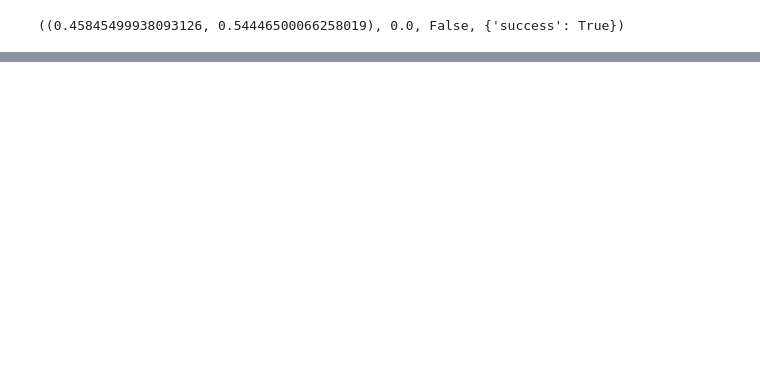
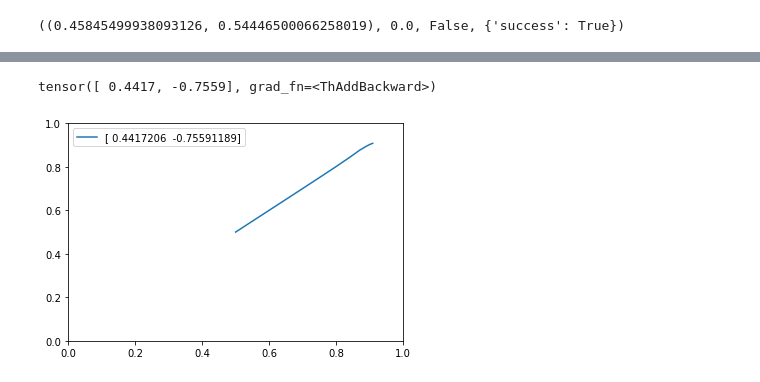
Before and after one commit to vincentlui/unsupervised-goal-conditioned-rl, a Jupyter notebook: Untitled.ipynb, the cells around one changed output, grey strips where cells are left out. Cells and saved outputs as stored; diff of their text form; code cells hidden in the pictures; blank space fills up the shorter version.

Commit message:
random start state

```diff
--- a/Untitled.ipynb
+++ b/Untitled.ipynb
@@ -41,0 +47,2 @@ plt.show()
+# %%
+df = data['trainer/df']
@@ -41,0 +85,24 @@ plt.show()
+# %%
+policy.stochastic_policy.skill = torch.Tensor([0.,1.])
+start_loc = torch.Tensor([0.5,0.5])
+goal_loc = torch.Tensor([0.9, 0.9])
+env.set_start_state(start_loc.numpy())
+df_input = torch.cat([start_loc, goal_loc])
+mean, _ = df(df_input)
+print(mean)
+mean = mean.detach().numpy()
+
+policy.stochastic_policy.skill = mean
+skill = mean
+path = rollout(env, policy, skill, max_path_length=20)
+obs = path['observations']
+plt.plot(obs[:,0], obs[:,1], label=skill)
+
+plt.xlim([0,1])
+plt.ylim([0,1])
+plt.legend()
+
+plt.show()
+# %% [output]
+tensor([ 0.4417, -0.7559], grad_fn=<ThAddBackward>)
+[figure, added]
```
Also changed, not shown: parts of 7 cells of this notebook, 3 other files.
